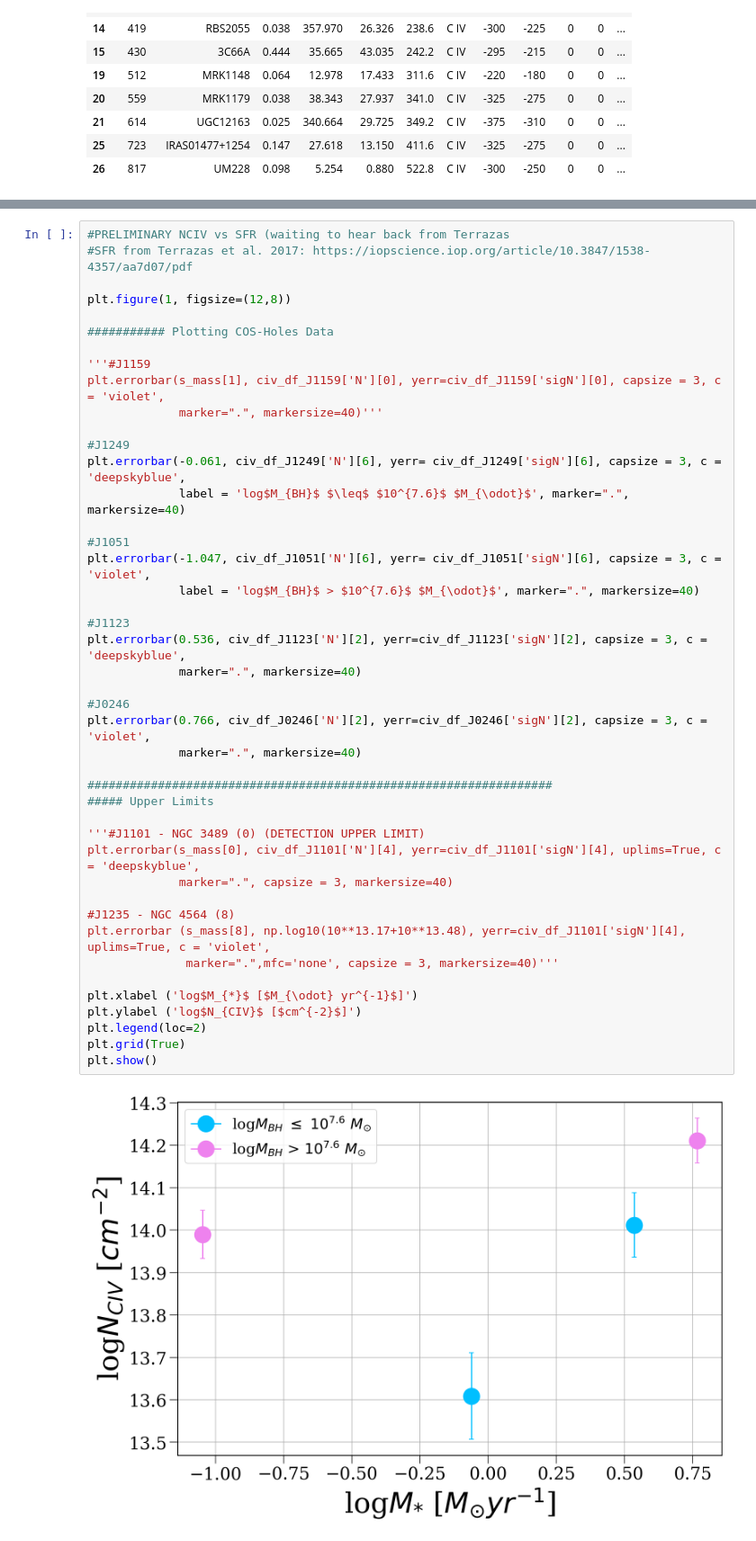
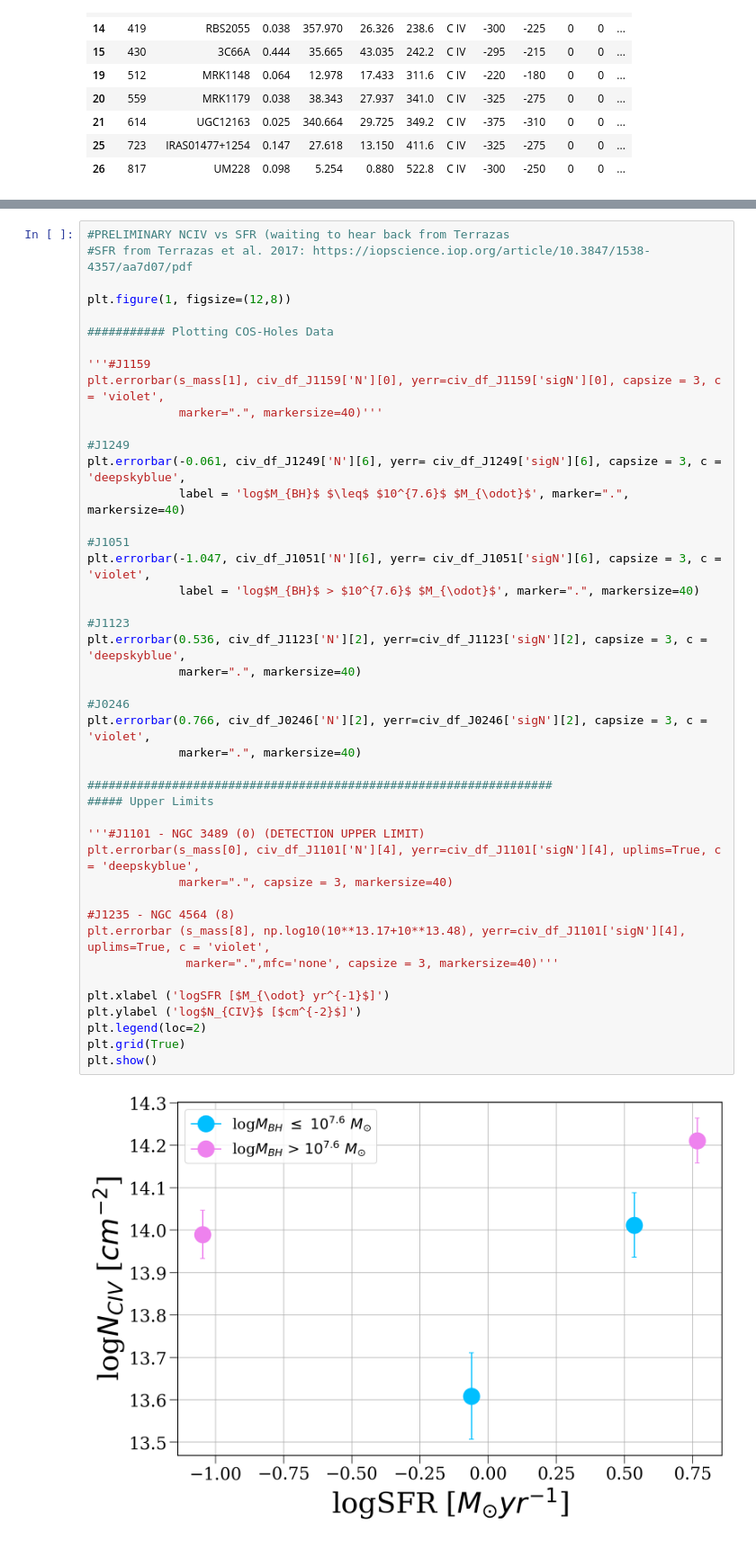
Before and after one commit to samlugarza/COS-Holes, a Jupyter notebook: notebooks/CIV_Analysis.ipynb, the cells around one changed output, grey strips where cells are left out. Shown at 90% size. Cells and saved outputs as stored; diff of their text form.

```diff
--- a/notebooks/CIV_Analysis.ipynb
+++ b/notebooks/CIV_Analysis.ipynb
@@ -584,32 +584,32 @@ plt.errorbar(-0.061, civ_df_J1249['N'][6], yerr= civ_df_J1249['sigN'][6], capsiz
              label = 'log$M_{BH}$ $\leq$ $10^{7.6}$ $M_{\odot}$', marker=".", markersize=40)
 
 #J1051
 plt.errorbar(-1.047, civ_df_J1051['N'][6], yerr= civ_df_J1051['sigN'][6], capsize = 3, c = 'violet',
              label = 'log$M_{BH}$ > $10^{7.6}$ $M_{\odot}$', marker=".", markersize=40)
 
 #J1123
 plt.errorbar(0.536, civ_df_J1123['N'][2], yerr=civ_df_J1123['sigN'][2], capsize = 3, c = 'deepskyblue',
              marker=".", markersize=40)
 
 #J0246
 plt.errorbar(0.766, civ_df_J0246['N'][2], yerr=civ_df_J0246['sigN'][2], capsize = 3, c = 'violet',
              marker=".", markersize=40)
 
 ##################################################################
 ##### Upper Limits
 
 '''#J1101 - NGC 3489 (0) (DETECTION UPPER LIMIT)
 plt.errorbar(s_mass[0], civ_df_J1101['N'][4], yerr=civ_df_J1101['sigN'][4], uplims=True, c = 'deepskyblue',
              marker=".", capsize = 3, markersize=40)
 
 #J1235 - NGC 4564 (8)
 plt.errorbar (s_mass[8], np.log10(10**13.17+10**13.48), yerr=civ_df_J1101['sigN'][4], uplims=True, c = 'violet',
               marker=".",mfc='none', capsize = 3, markersize=40)'''
 
-plt.xlabel ('log$M_{*}$ [$M_{\odot} yr^{-1}$]')
+plt.xlabel ('logSFR [$M_{\odot} yr^{-1}$]')
 plt.ylabel ('log$N_{CIV}$ [$cm^{-2}$]')
 plt.legend(loc=2)
 plt.grid(True)
 plt.show()
 # %% [output]
-[figure, old version]
+[figure, new version]
```
Also changed, not shown: 1 other file.
